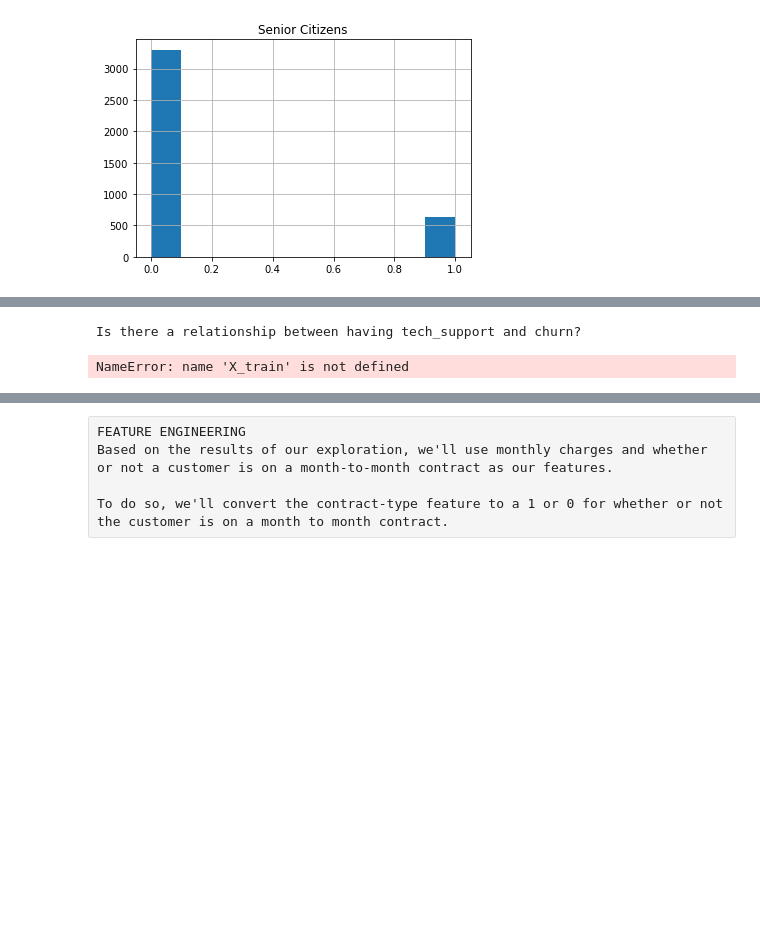
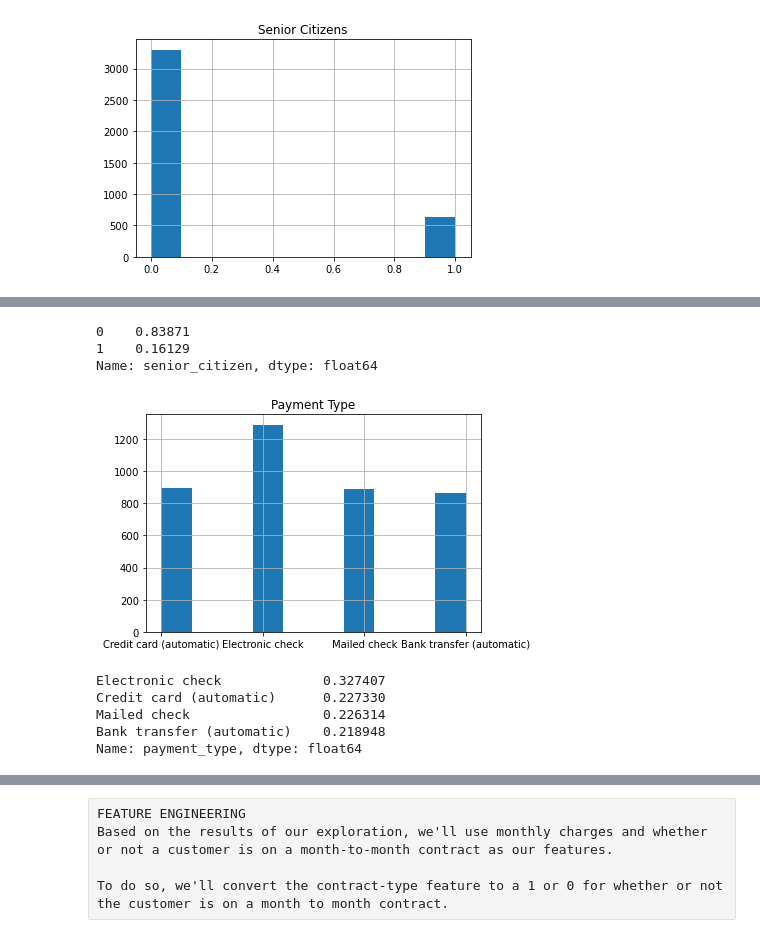
Before and after one commit to raedownen/Project_1-Classification, a Jupyter notebook: telco-draft.ipynb, the cells around one changed output, grey strips where cells are left out. Drawn from its saved outputs; the diff is of its cells as text; code cells hidden in the pictures; blank space fills up the shorter version.

```diff
--- a/telco-draft.ipynb
+++ b/telco-draft.ipynb
@@ -159,17 +110,3 @@ Data wrangling was completed through the use of telco_wrangle file as was the sp
 # %%
 # split the data
 train, validate, test = tw.prep_telco_data(df)
-# %%
-# split into train, validate, test
-train, validate, test = train_validate_test_split(df, target='species', seed=123)
-
-# create X & y version of train, where y is a series with just the target variable and X are all the features.
-
-X_train = train.drop(columns=['churn_encoded'])
-y_train = train.churn_encoded
-
-X_validate = validate.drop(columns=['churn_encoded'])
-y_validate = validate.churn_encoded
-
-X_test = test.drop(columns=['churn_encoded'])
-y_test = test.churn_encoded
@@ -460,6 +208,0 @@ plt.show()
-# %%
-print('Is there a relationship between having tech_support and churn?')
-pd.crosstab(X_train.tech_support_No, y_train, normalize='index').style.background_gradient(cmap='Greens')
-# %% [output]
-Is there a relationship between having tech_support and churn?
-NameError: name 'X_train' is not defined
@@ -468,0 +209,20 @@ pd.crosstab(X_train.tech_support_Yes, y_train, normalize='index').style.backgrou
+# %%
+train.senior_citizen.value_counts(normalize=True)
+# %% [output]
+0    0.83871
+1    0.16129
+Name: senior_citizen, dtype: float64
+# %%
+plt.title("Payment Type")
+train.payment_type.hist()
+plt.show()
+# %% [output]
+[figure, added]
+# %%
+train.payment_type.value_counts(normalize=True)
+# %% [output]
+Electronic check             0.327407
+Credit card (automatic)      0.227330
+Mailed check                 0.226314
+Bank transfer (automatic)    0.218948
+Name: payment_type, dtype: float64
```
Also changed, not shown: parts of 124 cells of this notebook.
